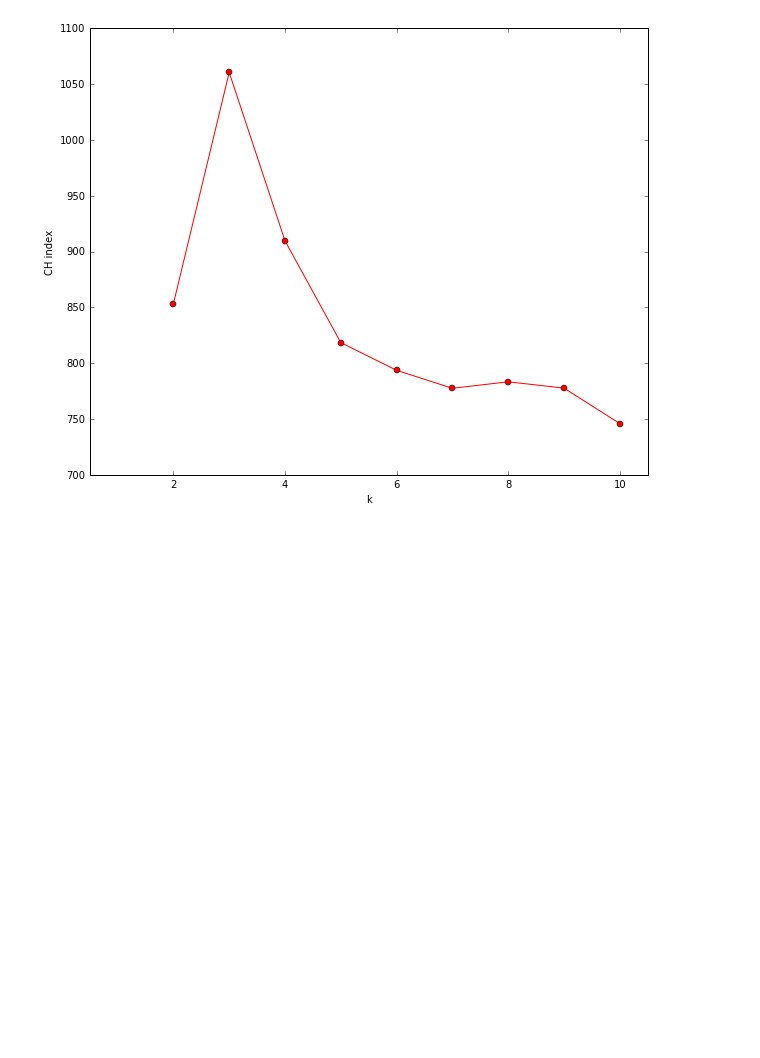
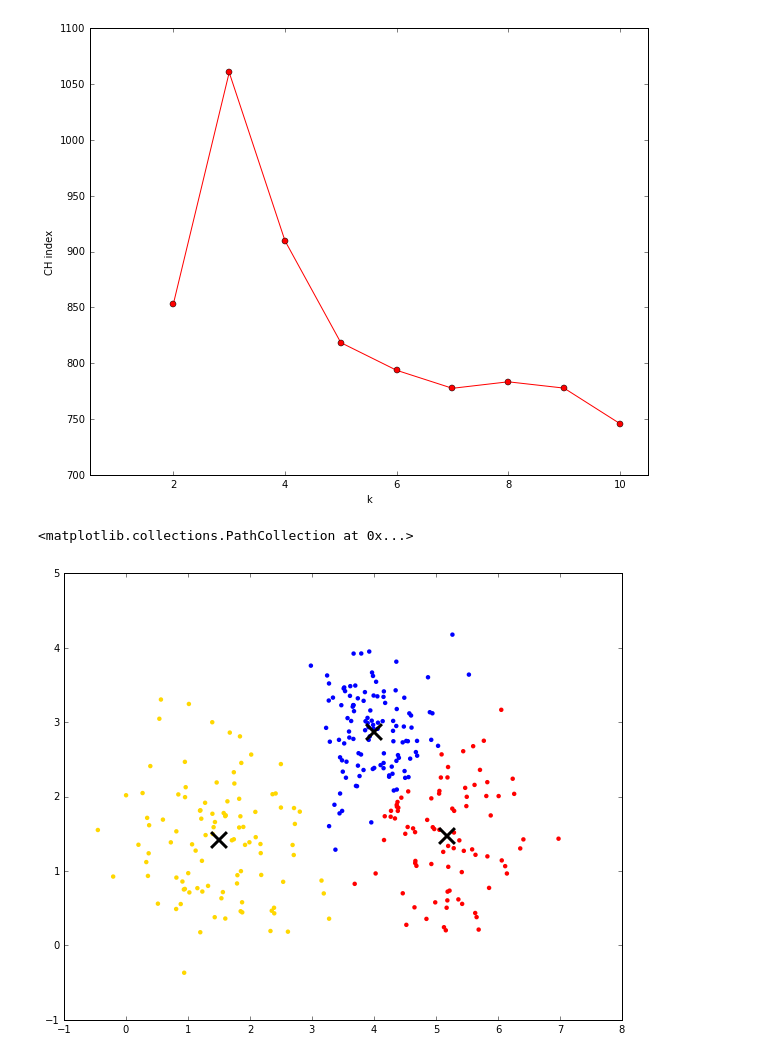
Before and after one commit to bjanesh/wfj-ipynbs, a Jupyter notebook: clustering.ipynb, the cells around one changed output. Drawn from its saved outputs; the diff is of its cells as text; code cells hidden in the pictures; blank space fills up the shorter version.

```diff
--- a/clustering.ipynb
+++ b/clustering.ipynb
@@ -43,3 +48,12 @@ plt.ylabel('CH index')
 # %% [output]
 <matplotlib.text.Text at 0x...>
 [figure]
+# %%
+centers, labels, wss = k_means(X, n_clusters=3)
+# %%
+cmap=colors.ListedColormap(['blue','gold','red'])
+plt.scatter(x,y, c=labels, cmap=cmap, edgecolors='none')
+plt.scatter(centers[:,0], centers[:,1], c='black', s= 250, lw=3, marker='x')
+# %% [output]
+<matplotlib.collections.PathCollection at 0x...>
+[figure, added]
```
Also changed, not shown: parts of 2 cells of this notebook.
